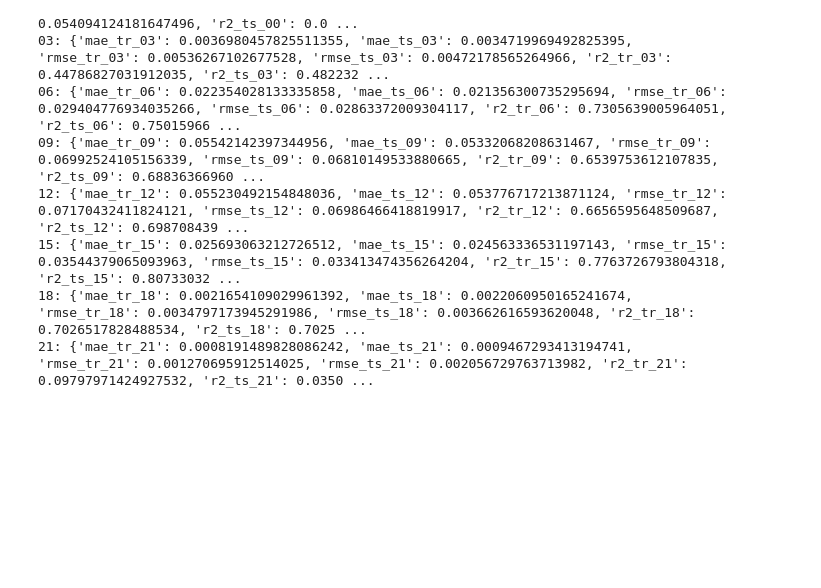
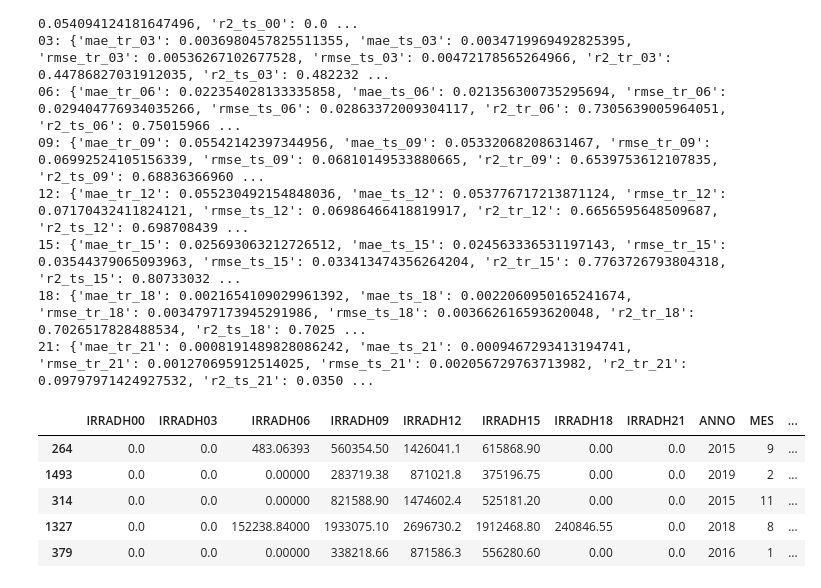
Before and after one commit to MARIABELENSB/Assessment1_MLII, a Jupyter notebook: src/2.Basic_model_regression.ipynb, the cells around one changed output. Saved outputs shown, nothing was run; the diff lists cells and outputs as text; code cells hidden in the pictures; blank space fills up the shorter version.

```diff
--- a/src/2.Basic_model_regression.ipynb
+++ b/src/2.Basic_model_regression.ipynb
@@ -377,4 +378,20 @@ Mean Absolute Error per time interval:
 15: {'mae_tr_15': 0.025693063212726512, 'mae_ts_15': 0.024563336531197143, 'rmse_tr_15': 0.03544379065093963, 'rmse_ts_15': 0.033413474356264204, 'r2_tr_15': 0.7763726793804318, 'r2_ts_15': 0.80733032 ...
 18: {'mae_tr_18': 0.0021654109029961392, 'mae_ts_18': 0.0022060950165241674, 'rmse_tr_18': 0.0034797173945291986, 'rmse_ts_18': 0.003662616593620048, 'r2_tr_18': 0.7026517828488534, 'r2_ts_18': 0.7025 ...
 21: {'mae_tr_21': 0.0008191489828086242, 'mae_ts_21': 0.0009467293413194741, 'rmse_tr_21': 0.001270695912514025, 'rmse_ts_21': 0.002056729763713982, 'r2_tr_21': 0.09797971424927532, 'r2_ts_21': 0.0350 ...
+# %%
+#hours = ['00', '03', '06', '09', '12', '15', '18', '21']
+hours = ['12']
+for hour in hours:
+    output_hourly = 'UTILH' + hour
+    pred_hourly   = output_hourly + '_pred'
+    dfTS_h = dfTS_eval[INPUTS+[output_hourly,pred_hourly]]
+
+dfTS_h.head()
+# %% [output]
+|  | IRRADH00 | IRRADH03 | IRRADH06 | IRRADH09 | IRRADH12 | IRRADH15 | IRRADH18 | IRRADH21 | ANNO | MES | ... |
+| 264 | 0.0 | 0.0 | 483.06393 | 560354.50 | 1426041.1 | 615868.90 | 0.00 | 0.0 | 2015 | 9 | ... |
+| 1493 | 0.0 | 0.0 | 0.00000 | 283719.38 | 871021.8 | 375196.75 | 0.00 | 0.0 | 2019 | 2 | ... |
+| 314 | 0.0 | 0.0 | 0.00000 | 821588.90 | 1474602.4 | 525181.20 | 0.00 | 0.0 | 2015 | 11 | ... |
+| 1327 | 0.0 | 0.0 | 152238.84000 | 1933075.10 | 2696730.2 | 1912468.80 | 240846.55 | 0.0 | 2018 | 8 | ... |
+| 379 | 0.0 | 0.0 | 0.00000 | 338218.66 | 871586.3 | 556280.60 | 0.00 | 0.0 | 2016 | 1 | ... |
 # %%
```
Also changed, not shown: parts of 6 cells of this notebook, 1 other file.
